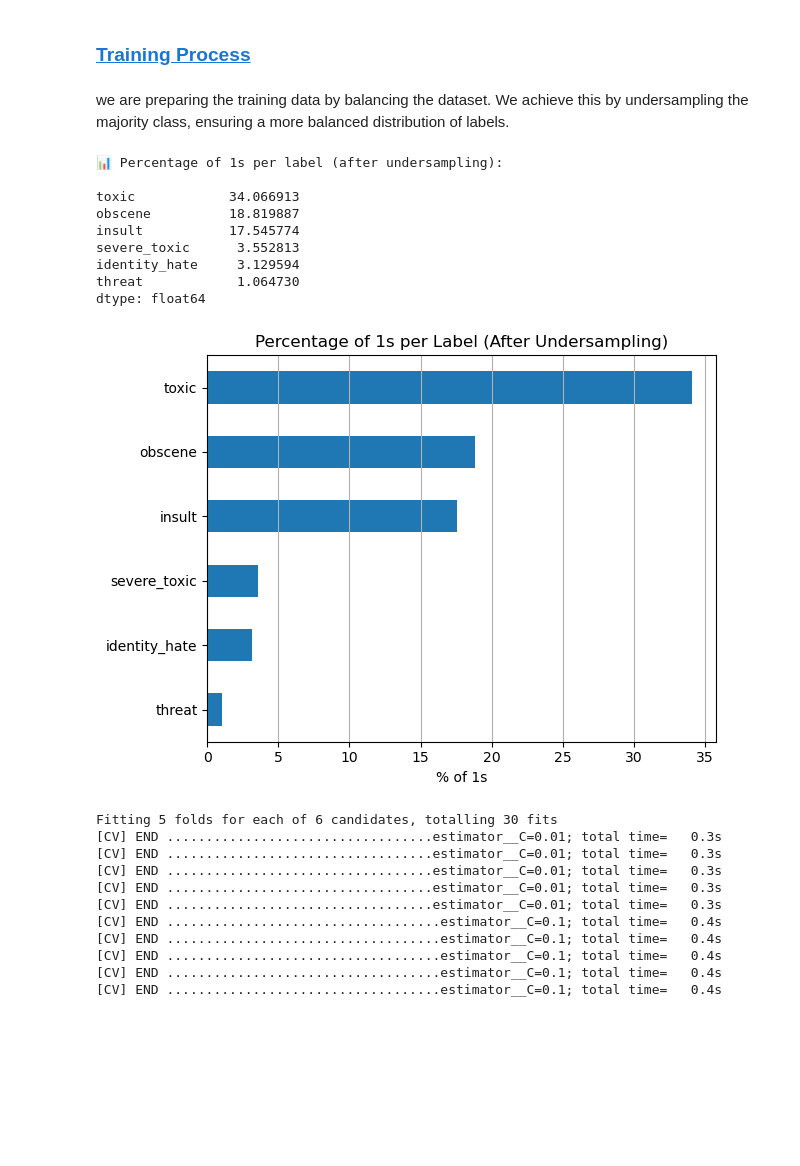
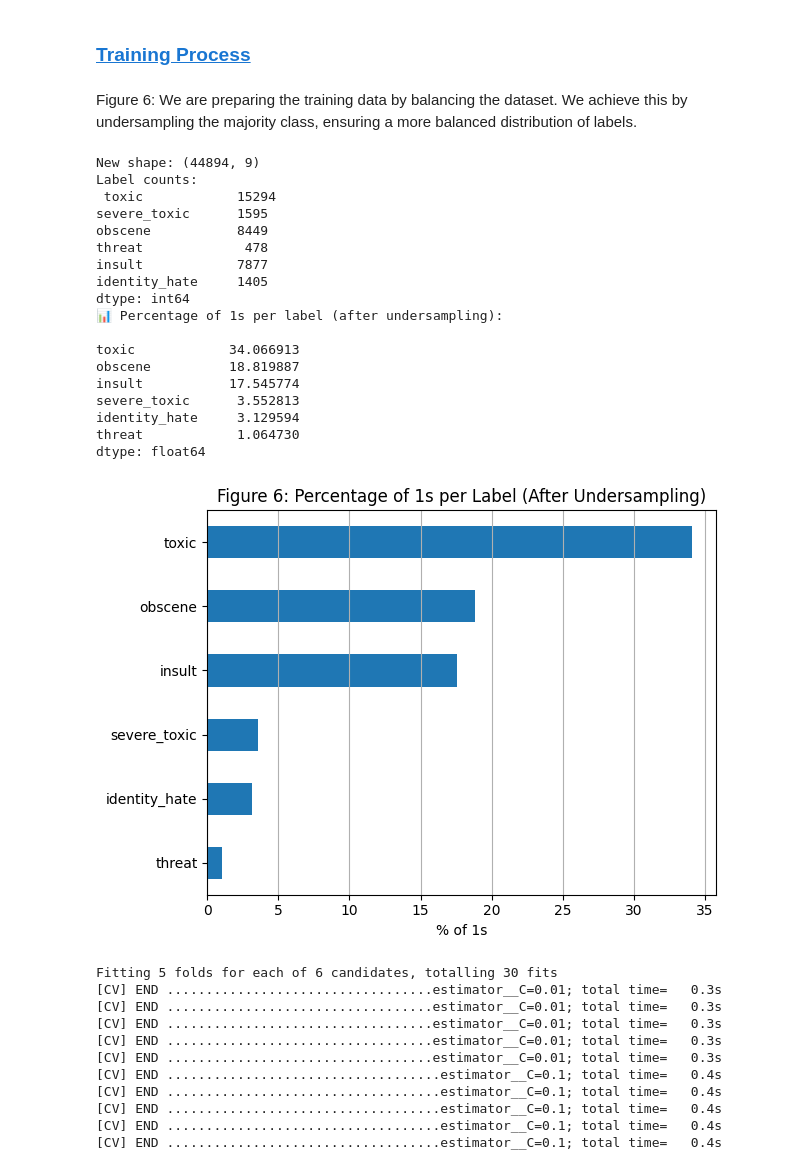
Before and after one commit to Lucchh/Multilingual-Toxic-Comment-Classification, a Jupyter notebook: milestone4.ipynb, the cells around one changed output. Saved outputs shown, nothing was run; the diff lists cells and outputs as text; code cells hidden in the pictures; blank space fills up the shorter version.

```diff
--- a/milestone4.ipynb
+++ b/milestone4.ipynb
@@ -284,7 +279,7 @@ In sum, the baseline demonstrates strong performance on well-represented categor
 # %% [markdown]
 ### <a id='toc1_3_1_'></a>[Training Process](#toc0_)
 # %% [markdown]
-we are preparing the training data by balancing the dataset. We achieve this by undersampling the majority class, ensuring a more balanced distribution of labels.
+Figure 6: We are preparing the training data by balancing the dataset. We achieve this by undersampling the majority class, ensuring a more balanced distribution of labels.
 # %%
 df = pd.read_csv('data/train.csv')
 df['comment_text'] = df['comment_text'].fillna("")
@@ -292,35 +287,44 @@ df['comment_text'] = df['comment_text'].fillna("")
 target_cols = ['toxic', 'severe_toxic', 'obscene', 'threat', 'insult', 'identity_hate']
 all_zero_mask = (df[target_cols].sum(axis=1) == 0)
 
 df_non_zero = df[~all_zero_mask]
 df_all_zero = df[all_zero_mask]
 df_all_zero_sampled = df_all_zero.sample(frac=0.2, random_state=42)
 
 df_balanced = pd.concat([df_non_zero, df_all_zero_sampled], axis=0).sample(frac=1, random_state=42).reset_index(drop=True)
 
 print("New shape:", df_balanced.shape)
 print("Label counts:\n", df_balanced[target_cols].sum())
 label_percentages = df_balanced[target_cols].mean() * 100
 print("📊 Percentage of 1s per label (after undersampling):\n")
 print(label_percentages.sort_values(ascending=False))
 
 label_percentages.sort_values().plot(kind='barh')
-plt.title("Percentage of 1s per Label (After Undersampling)")
+plt.title("Figure 6: Percentage of 1s per Label (After Undersampling)")
 plt.xlabel("% of 1s")
 plt.grid(True, axis='x')
 plt.tight_layout()
 plt.show()
 # %% [output]
+New shape: (44894, 9)
+Label counts:
+ toxic            15294
+severe_toxic      1595
+obscene           8449
+threat             478
+insult            7877
+identity_hate     1405
+dtype: int64
 📊 Percentage of 1s per label (after undersampling):
 
 toxic            34.066913
 obscene          18.819887
 insult           17.545774
 severe_toxic      3.552813
 identity_hate     3.129594
 threat            1.064730
 dtype: float64
-[figure, old version]
+[figure, new version]
 # %%
 train_df = df_balanced
 train_df['cleaned_text'] = train_df['comment_text'].apply(clean_text)
```
Also changed, not shown: parts of 16 cells of this notebook.
